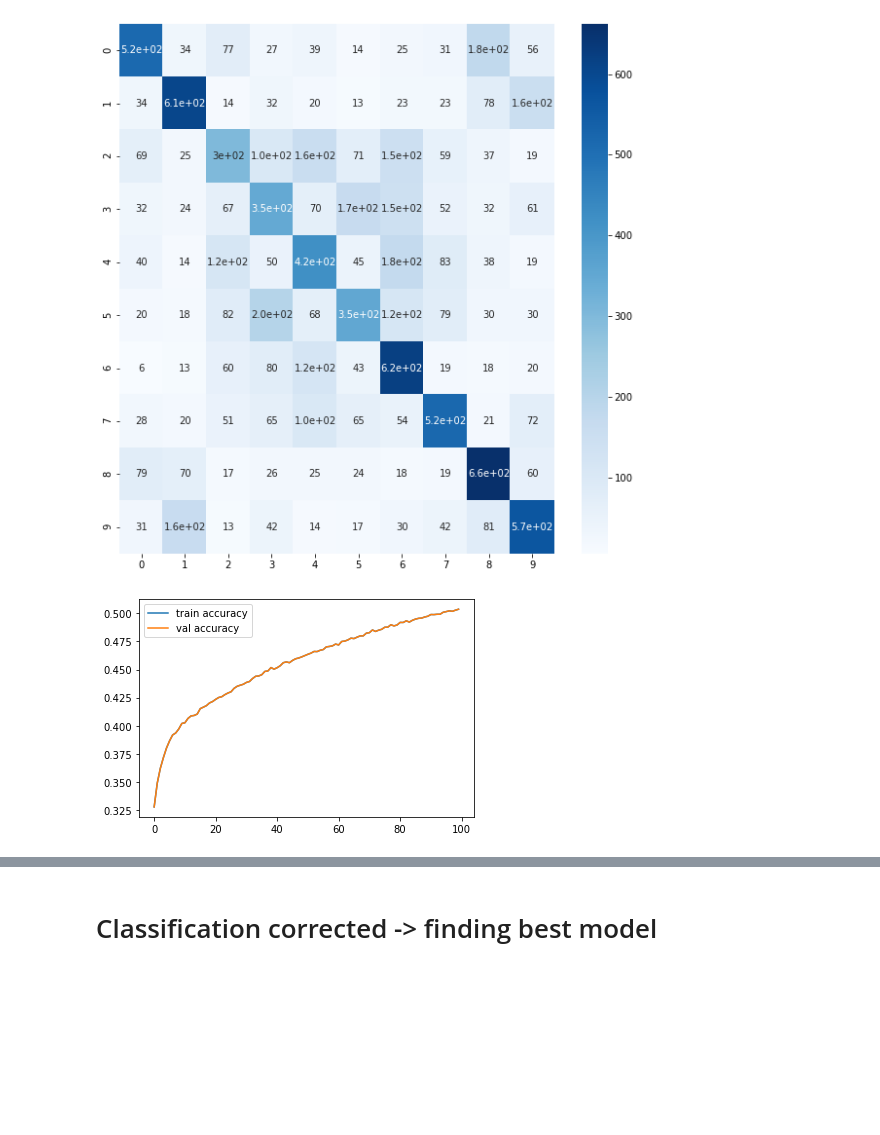
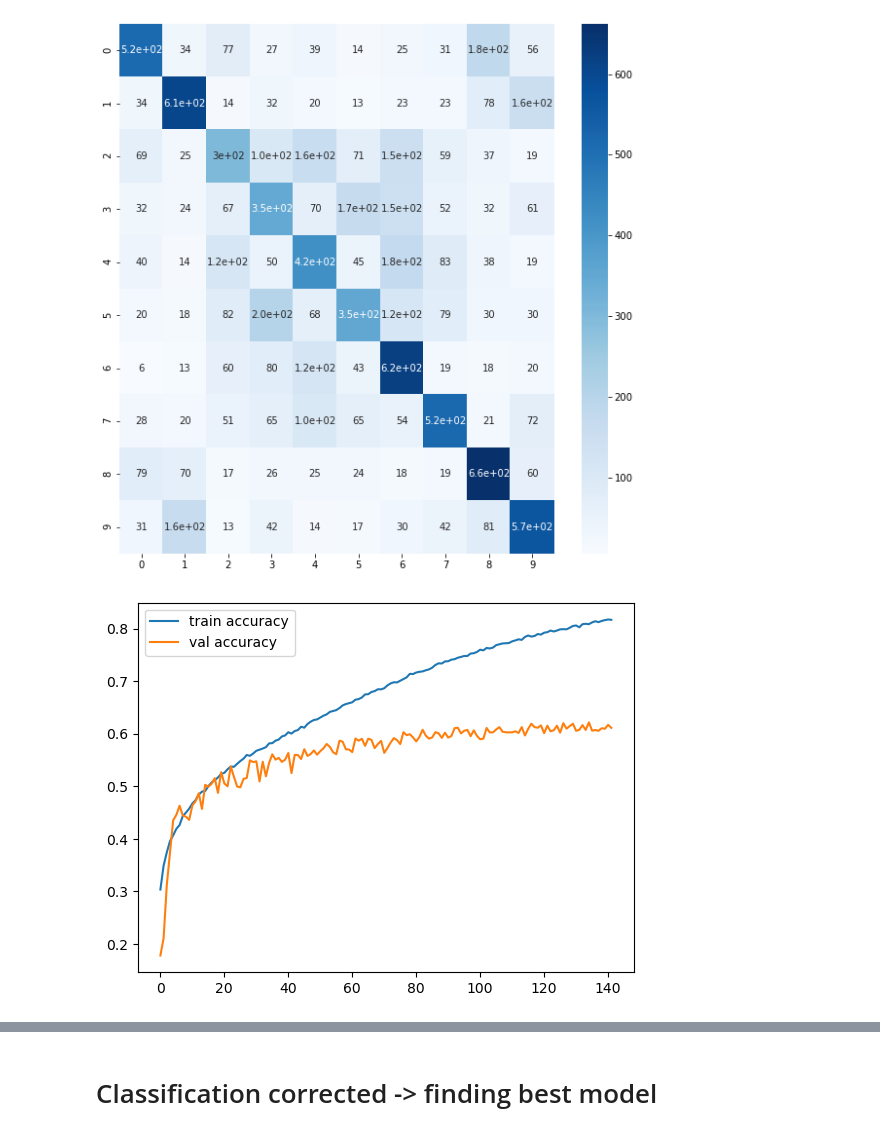
Before and after one commit to ArwenBlack/WAT_GUM, a Jupyter notebook: 01_WG_GUM.ipynb, the cells around one changed output, grey strips where cells are left out. Saved outputs shown, nothing was run; the diff lists cells and outputs as text; code cells hidden in the pictures; blank space fills up the shorter version.

```diff
--- a/01_WG_GUM.ipynb
+++ b/01_WG_GUM.ipynb
@@ -355,10 +375,10 @@ sns.heatmap(cf, annot=True, cmap='Blues', ax=ax)
 [figure]
 # %%
 plt.plot(history.history['accuracy'], label='train accuracy')
-plt.plot(history.history['accuracy'], label='val accuracy')
+plt.plot(history.history['val_accuracy'], label='val accuracy')
 plt.legend()
 plt.show()
 # %% [output]
-[figure, old version]
+[figure, new version]
 # %%
 plt.plot(history.history['loss'], label='train loss')
```
Also changed, not shown: parts of 11 cells of this notebook, 1 other file.
